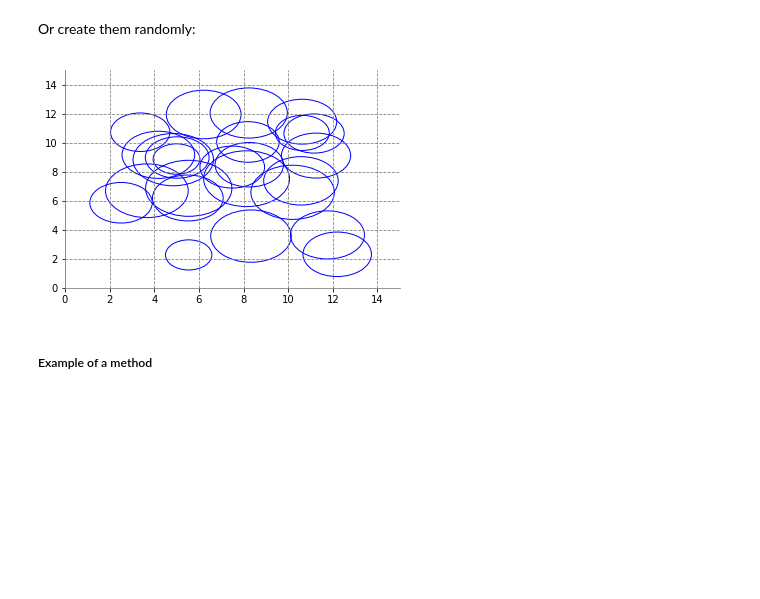
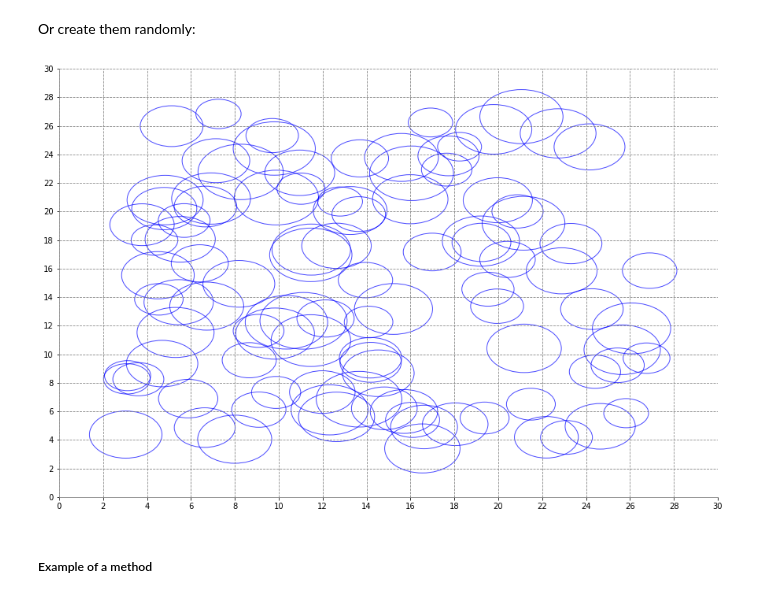
Before and after one commit to guillaume-marion/circle-operations, a Jupyter notebook: demo.ipynb, the cells around one changed output. Saved outputs shown, nothing was run; the diff lists cells and outputs as text; code cells hidden in the pictures; blank space fills up the shorter version.

```diff
--- a/demo.ipynb
+++ b/demo.ipynb
@@ -27,9 +27,9 @@ from geom.circl import Point, Circle
 # %% [markdown]
 ##### Function for (fig,ax) with specific parameters
 # %%
-def figAx(xlim, ylim):
+def figAx(xrange, yrange):
 
-    fig = plt.figure()
+    fig = plt.figure(figsize=(15,10))
     ax = fig.add_subplot(111)
     ### Spines parameters
     ax.spines['right'].set_visible(False)
@@ -37,13 +37,13 @@ def figAx(xlim, ylim):
     ax.spines['left'].set_color('grey')
     ax.spines['bottom'].set_color('grey')
     ### Limits parameters
-    ax.set_xlim([0, xlim])
-    ax.set_ylim([0, ylim])
+    ax.set_xlim([xrange[0], xrange[1]])
+    ax.set_ylim([yrange[0], yrange[1]])
     ### Ticks parameters
     ax.tick_params(axis='x', colors='black')
     ax.tick_params(axis='y', colors='black')
-    plt.xticks(np.arange(0, xlim+1, 2.0))
-    plt.yticks(np.arange(0, ylim+1, 2.0))
+    plt.xticks(np.arange(xrange[0], xrange[1]+1, 2.0))
+    plt.yticks(np.arange(yrange[0], yrange[1]+1, 2.0))
     ## Grid
     plt.grid(b=True, which='major', color='grey', linestyle='--')
 
@@ -61,6 +59,8 @@ mc = Circle([[5,5,1],[5,8,3]])
+# %%
+mc = Circle([[10,10,2],[10,16,6]])
 # %%
-fig, ax = figAx(15,15)
+fig, ax = figAx([0,30],[0,30])
 for c in mc:
-    cplot = plt.Circle((c.x, c.y), c.r, fill=False, color='blue')
+    cplot = plt.Circle((c.x, c.y), c.r, fill=False, color='blue', alpha=.7)
     ax.add_artist(cplot)
 # %% [output]
@@ -68,14 +68,14 @@ for c in mc:
 # %% [markdown]
 Or create them randomly:
 # %%
-mc = Circle.random(x_min=2, x_max=13, y_min=2, y_max=13, radius_min=1, radius_max=2, nr_circles=25)
+mc = Circle.random(x_min=3, x_max=27, y_min=3, y_max=27, radius_min=1, radius_max=2, nr_circles=100)
 # %%
-fig, ax = figAx(15,15)
+fig, ax = figAx([0,30],[0,30])
 for c in mc:
-    cplot = plt.Circle((c.x, c.y), c.r, fill=False, color='blue')
+    cplot = plt.Circle((c.x, c.y), c.r, fill=False, color='blue', alpha=.7)
     ax.add_artist(cplot)
 # %% [output]
-[figure, old version]
+[figure, new version]
 # %% [markdown]
 ##### Example of a method
 # %% [markdown]
```
Also changed, not shown: parts of 7 cells of this notebook, 3 other files.
